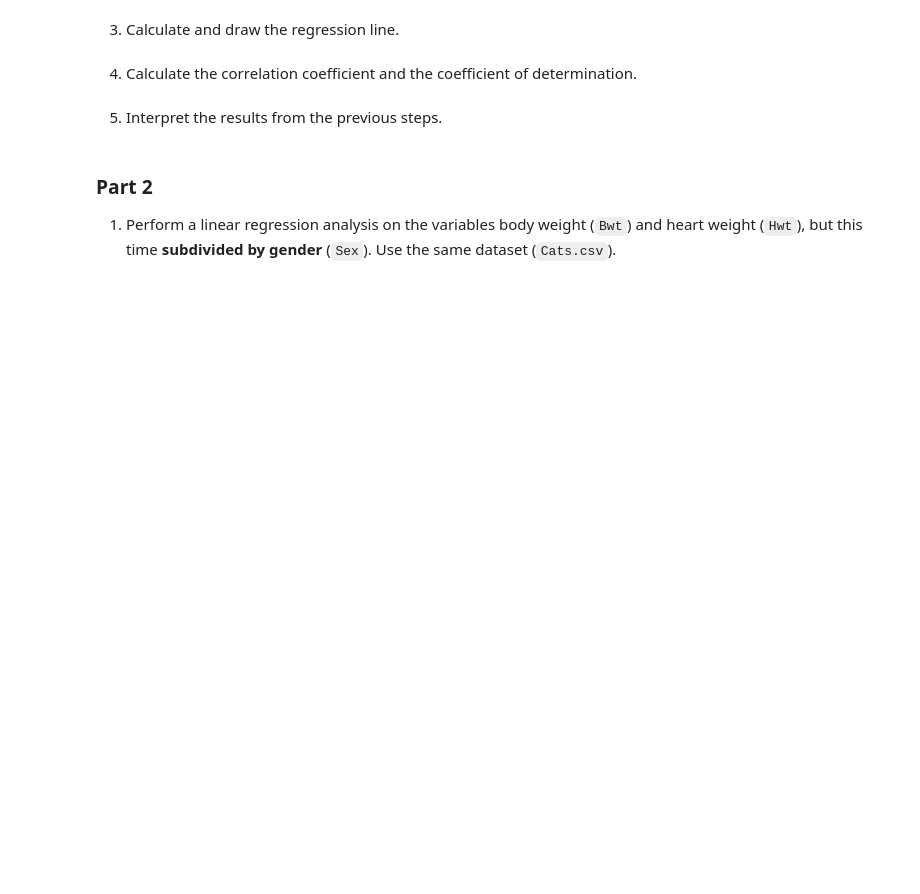
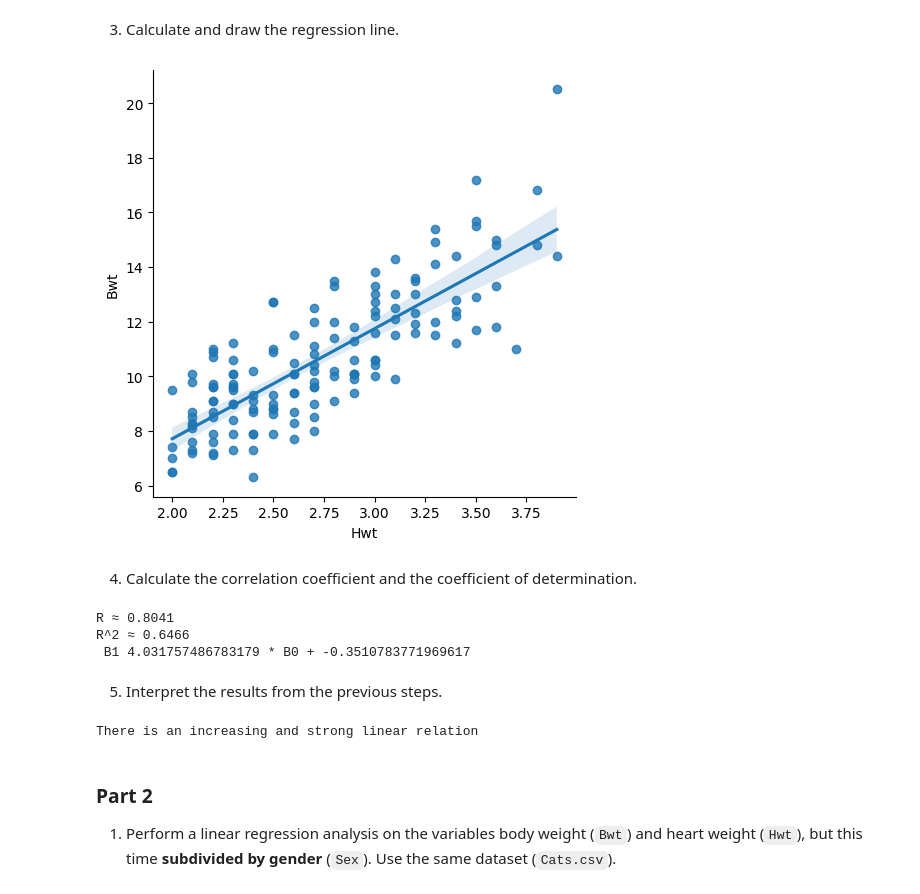
Before and after one commit to Vincent-Gielen/dsai-ex, a Jupyter notebook: 6-regression-analyis/lab-6.01-cats.ipynb, the cells around one changed output. Saved outputs shown, nothing was run; the diff lists cells and outputs as text; code cells hidden in the pictures; blank space fills up the shorter version.

```diff
--- a/6-regression-analyis/lab-6.01-cats.ipynb
+++ b/6-regression-analyis/lab-6.01-cats.ipynb
@@ -35,9 +39,34 @@ cats.head()
 # %% [markdown]
 3. Calculate and draw the regression line.
+# %%
+sns.lmplot(data=cats, x='Hwt', y='Bwt');
+# %% [output]
+[figure, added]
 # %% [markdown]
 4. Calculate the correlation coefficient and the coefficient of determination.
+# %%
+cor = np.corrcoef(
+    cats.Bwt,
+    cats.Hwt)[0][1]
+print(f"R ≈ {cor:.4f}")
+
+cor2 = cor ** 2
+print(f"R^2 ≈ {cor2:.4f}")
+
+x = cats['Hwt']
+y = cats['Bwt']
+a, b = np.polyfit(x, y, 1)
+print(f' B1 {a} * B0 + {b}')
+# %% [output]
+R ≈ 0.8041
+R^2 ≈ 0.6466
+ B1 4.031757486783179 * B0 + -0.3510783771969617
 # %% [markdown]
 5. Interpret the results from the previous steps.
+# %%
+print("There is an increasing and strong linear relation")
+# %% [output]
+There is an increasing and strong linear relation
 # %% [markdown]
 ### Part 2
 
```
Also changed, not shown: parts of 9 cells of this notebook, 1 other file.
